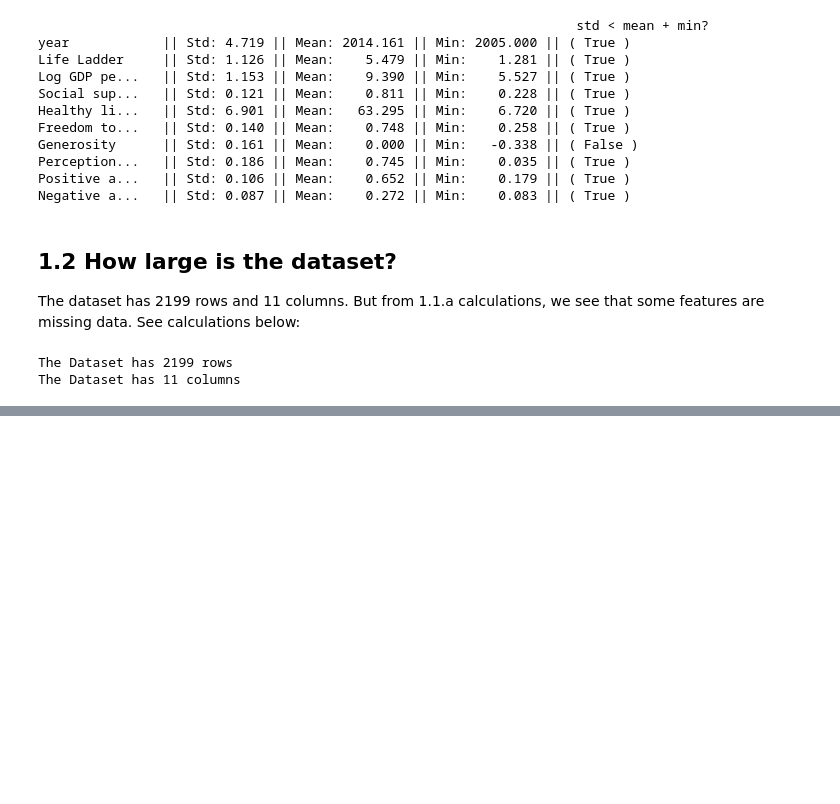
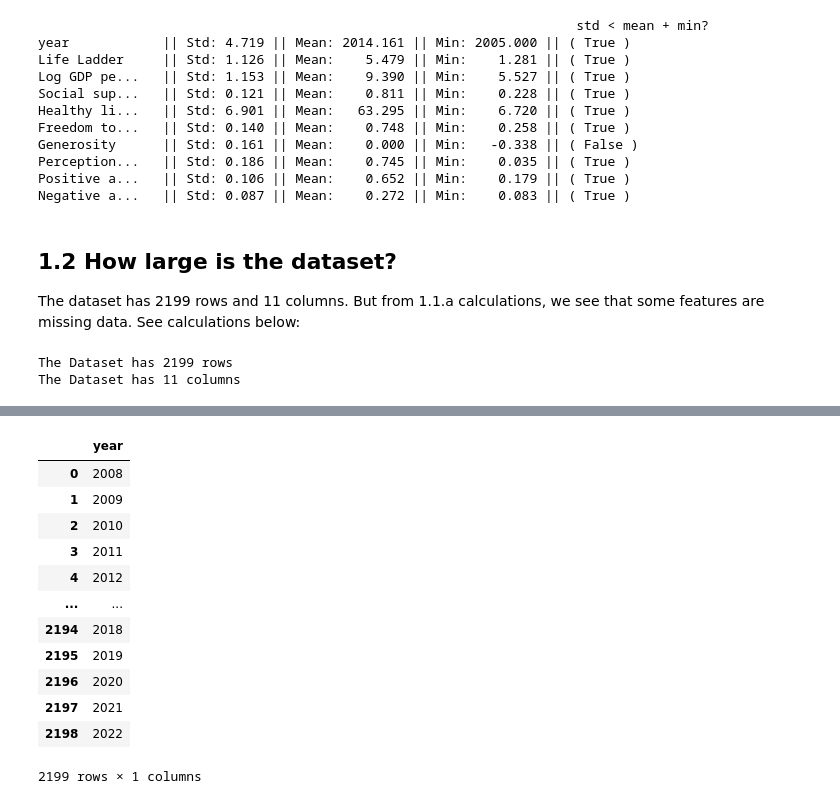
Before and after one commit to USFCA-CS663-Spring2024/happiness-jaambat, a Jupyter notebook: Happiness - Assignment 1 - CS 663 (Machine Learning).ipynb, the cells around one changed output, grey strips where cells are left out. Cells and saved outputs as stored; diff of their text form; code cells hidden in the pictures; blank space fills up the shorter version.

```diff
--- a/Happiness - Assignment 1 - CS 663 (Machine Learning).ipynb
+++ b/Happiness - Assignment 1 - CS 663 (Machine Learning).ipynb
@@ -234,0 +372,16 @@ The Dataset has 11 columns
+# %%
+whr_data_frame[["year"]]
+# %% [output]
+|  | year |
+| 0 | 2008 |
+| 1 | 2009 |
+| 2 | 2010 |
+| 3 | 2011 |
+| 4 | 2012 |
+| ... | ... |
+| 2194 | 2018 |
+| 2195 | 2019 |
+| 2196 | 2020 |
+| 2197 | 2021 |
+| 2198 | 2022 |
+2199 rows × 1 columns
```
Also changed, not shown: parts of 8 cells of this notebook, 1 other file.
